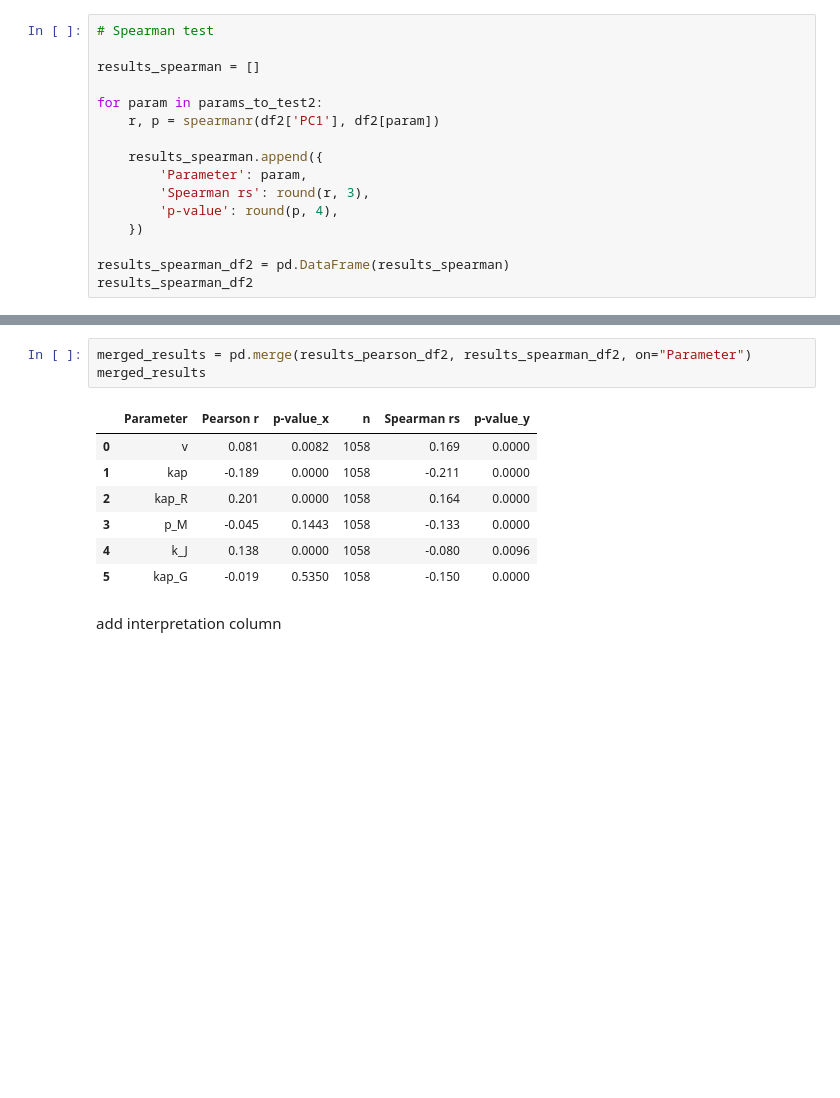
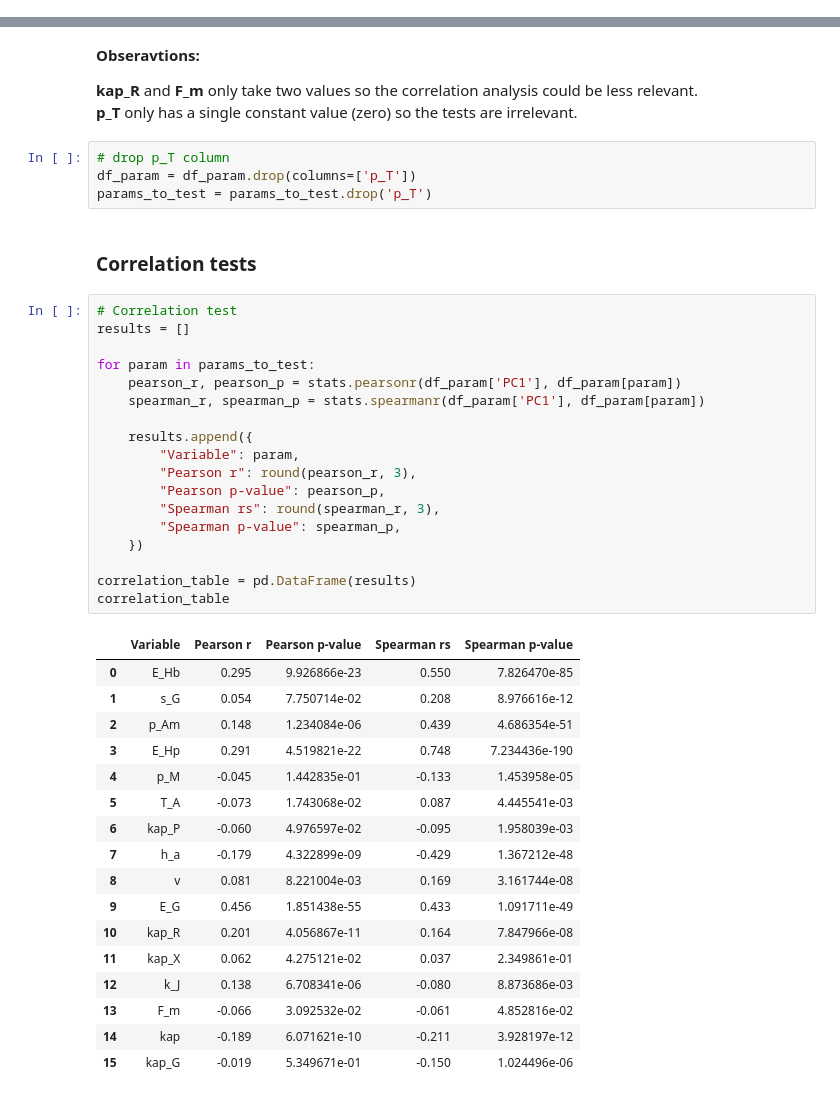
Before and after one commit to lululrm/Kermit-internship, a Jupyter notebook: notebooks/lh_correlations_tests.ipynb, the cells around one changed output, grey strips where cells are left out. Drawn from its saved outputs; the diff is of its cells as text; blank space fills up the shorter version.

```diff
--- a/notebooks/lh_correlations_tests.ipynb
+++ b/notebooks/lh_correlations_tests.ipynb
@@ -119,16 +79,0 @@ results_pearson_df2
-# %%
-# Spearman test
-
-results_spearman = []
-
-for param in params_to_test2:
-    r, p = spearmanr(df2['PC1'], df2[param])
-
-    results_spearman.append({
-        'Parameter': param,
-        'Spearman rs': round(r, 3),
-        'p-value': round(p, 4),
-    })
-
-results_spearman_df2 = pd.DataFrame(results_spearman)
-results_spearman_df2
@@ -143,13 +80,47 @@ results_spearman_df2
-# %%
-merged_results = pd.merge(results_pearson_df2, results_spearman_df2, on="Parameter")
-merged_results
-# %% [output]
-|  | Parameter | Pearson r | p-value_x | n | Spearman rs | p-value_y |
-| 0 | v | 0.081 | 0.0082 | 1058 | 0.169 | 0.0000 |
-| 1 | kap | -0.189 | 0.0000 | 1058 | -0.211 | 0.0000 |
-| 2 | kap_R | 0.201 | 0.0000 | 1058 | 0.164 | 0.0000 |
-| 3 | p_M | -0.045 | 0.1443 | 1058 | -0.133 | 0.0000 |
-| 4 | k_J | 0.138 | 0.0000 | 1058 | -0.080 | 0.0096 |
-| 5 | kap_G | -0.019 | 0.5350 | 1058 | -0.150 | 0.0000 |
-# %% [markdown]
-add interpretation column
+# %% [markdown]
+**Obseravtions:**
+
+**kap_R** and **F_m** only take two values so the correlation analysis could be less relevant.
+**p_T** only has a single constant value (zero) so the tests are irrelevant.
+# %%
+# drop p_T column
+df_param = df_param.drop(columns=['p_T'])
+params_to_test = params_to_test.drop('p_T')
+# %% [markdown]
+### Correlation tests
+# %%
+# Correlation test
+results = []
+
+for param in params_to_test:
+    pearson_r, pearson_p = stats.pearsonr(df_param['PC1'], df_param[param])
+    spearman_r, spearman_p = stats.spearmanr(df_param['PC1'], df_param[param])
+
+    results.append({
+        "Variable": param,
+        "Pearson r": round(pearson_r, 3),
+        "Pearson p-value": pearson_p,
+        "Spearman rs": round(spearman_r, 3),
+        "Spearman p-value": spearman_p,
+    })
+
+correlation_table = pd.DataFrame(results)
+correlation_table
+# %% [output]
+|  | Variable | Pearson r | Pearson p-value | Spearman rs | Spearman p-value |
+| 0 | E_Hb | 0.295 | 9.926866e-23 | 0.550 | 7.826470e-85 |
+| 1 | s_G | 0.054 | 7.750714e-02 | 0.208 | 8.976616e-12 |
+| 2 | p_Am | 0.148 | 1.234084e-06 | 0.439 | 4.686354e-51 |
+| 3 | E_Hp | 0.291 | 4.519821e-22 | 0.748 | 7.234436e-190 |
+| 4 | p_M | -0.045 | 1.442835e-01 | -0.133 | 1.453958e-05 |
+| 5 | T_A | -0.073 | 1.743068e-02 | 0.087 | 4.445541e-03 |
+| 6 | kap_P | -0.060 | 4.976597e-02 | -0.095 | 1.958039e-03 |
+| 7 | h_a | -0.179 | 4.322899e-09 | -0.429 | 1.367212e-48 |
+| 8 | v | 0.081 | 8.221004e-03 | 0.169 | 3.161744e-08 |
+| 9 | E_G | 0.456 | 1.851438e-55 | 0.433 | 1.091711e-49 |
+| 10 | kap_R | 0.201 | 4.056867e-11 | 0.164 | 7.847966e-08 |
+| 11 | kap_X | 0.062 | 4.275121e-02 | 0.037 | 2.349861e-01 |
+| 12 | k_J | 0.138 | 6.708341e-06 | -0.080 | 8.873686e-03 |
+| 13 | F_m | -0.066 | 3.092532e-02 | -0.061 | 4.852816e-02 |
+| 14 | kap | -0.189 | 6.071621e-10 | -0.211 | 3.928197e-12 |
+| 15 | kap_G | -0.019 | 5.349671e-01 | -0.150 | 1.024496e-06 |
```
Also changed, not shown: parts of 17 cells of this notebook.
